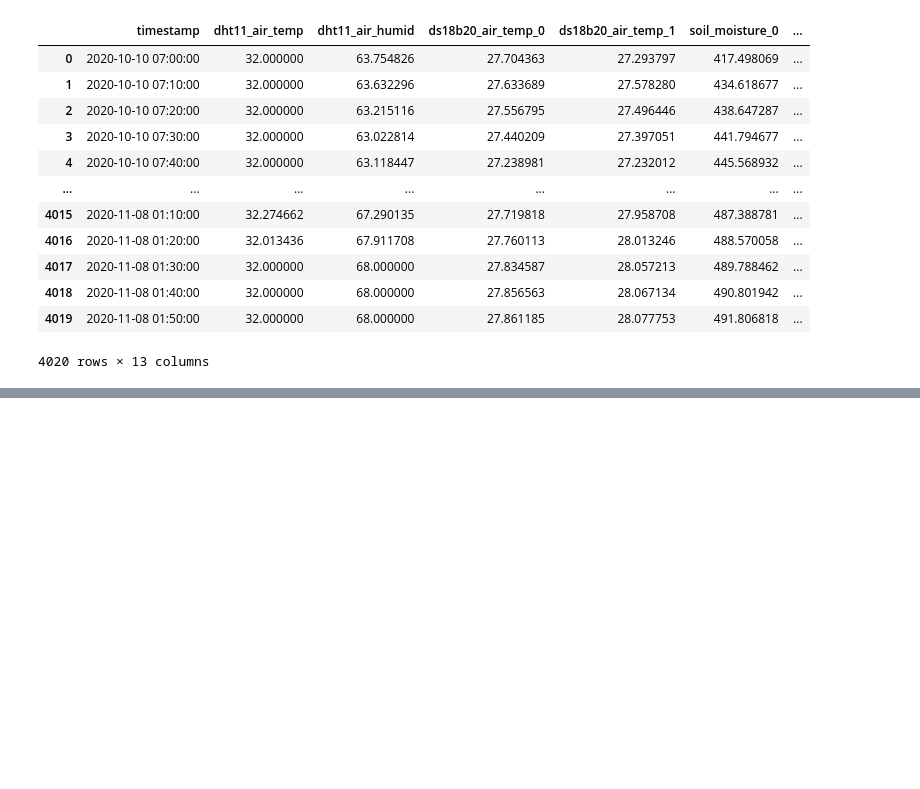
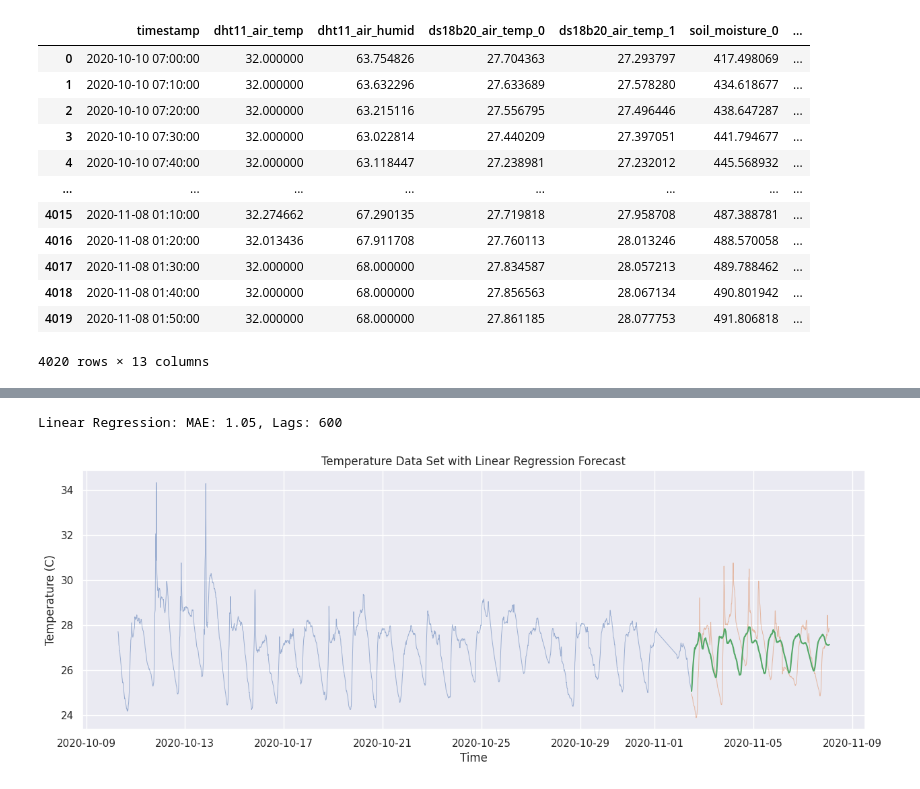
Before and after one commit to jackmead515/jackmead515.github.io, a Jupyter notebook: _blogs/auto_farm_time_series/auto_farm_time_series.ipynb, the cells around one changed output, grey strips where cells are left out. Cells and saved outputs as stored; diff of their text form; code cells hidden in the pictures; blank space fills up the shorter version.

```diff
--- a/_blogs/auto_farm_time_series/auto_farm_time_series.ipynb
+++ b/_blogs/auto_farm_time_series/auto_farm_time_series.ipynb
@@ -102,0 +125,54 @@ KeyboardInterrupt:
+# %%
+import numpy as np
+from sklearn.metrics import mean_absolute_error
+from sklearn.linear_model import LinearRegression
+
+from skforecast.ForecasterAutoreg import ForecasterAutoreg
+from skforecast.model_selection import grid_search_forecaster
+
+lags_grid = np.arange(100, 1100, 100).tolist()
+
+forecaster = ForecasterAutoreg(
+    regressor=LinearRegression(),
+    lags=100
+)
+
+error_metric = lambda y_true, y_pred, y_train: mean_absolute_error(y_true, y_pred)
+
+# convert stdout to /dev/null to suppress output
+# I dunno why I think this is a bug in skforecast
+with no_print():
+    fold_results = grid_search_forecaster(
+        forecaster=forecaster,
+        y=train,
+        param_grid={},
+        lags_grid=lags_grid,
+        steps=(24 * 60) // 10,
+        refit=False,
+        metric=error_metric,
+        initial_train_size=len(train) // 2,
+        fixed_train_size=False,
+        return_best=True,
+        n_jobs='auto',
+        verbose=False,
+        show_progress=False
+    )
+
+forecast = forecaster.predict(steps=len(test))
+
+lags = len(forecaster.lags)
+
+print(f'Linear Regression: MAE: {mean_absolute_error(test, forecast):.2f}, Lags: {lags}')
+
+plt.figure(figsize=(15, 5))
+plt.plot(df[df['train_set']]['timestamp'], train, label='Train', linewidth=0.7, alpha=0.5)
+plt.plot(df[df['test_set']]['timestamp'], test, label='Test', linewidth=0.7, alpha=0.5)
+plt.plot(df[df['test_set']]['timestamp'], forecast, label='Forecast')
+plt.title('Temperature Data Set with Linear Regression Forecast')
+plt.xlabel('Time')
+plt.ylabel('Temperature (C)')
+plt.legend([],[], frameon=False)
+plt.show()
+# %% [output]
+Linear Regression: MAE: 1.05, Lags: 600
+[figure, added]
```
Also changed, not shown: parts of 24 cells of this notebook, 3 other files.
